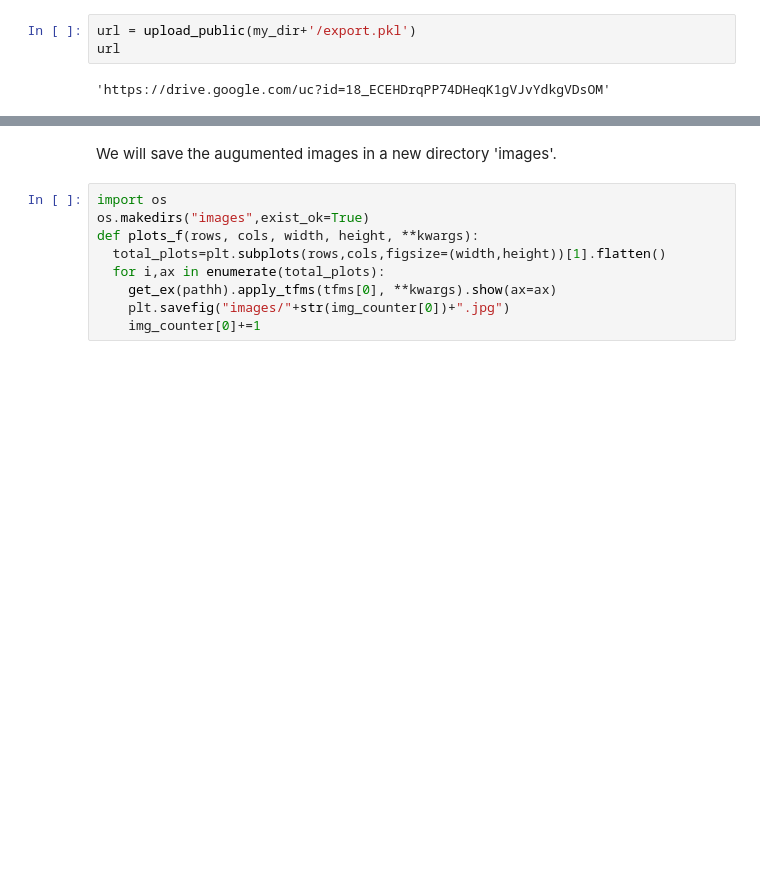
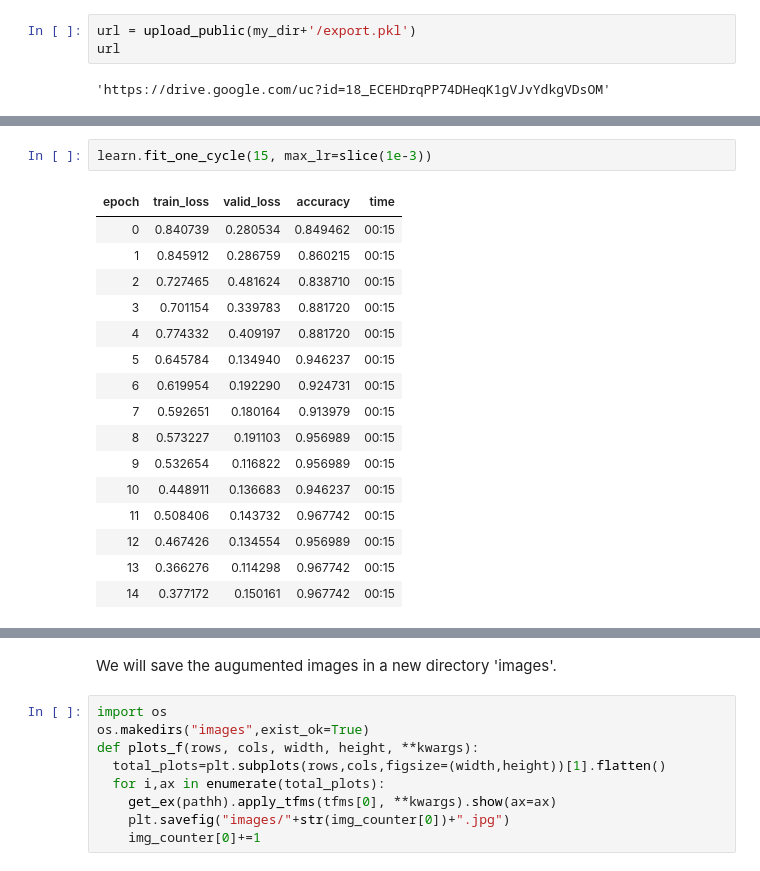
Before and after one commit to v03012000/Geeksman_AISquad_Project1_VIDUSHI-TICKOO, a Jupyter notebook: Training.ipynb, the cells around one changed output, grey strips where cells are left out. Cells and saved outputs as stored; diff of their text form; blank space fills up the shorter version.

```diff
--- a/Training.ipynb
+++ b/Training.ipynb
@@ -157,0 +158,19 @@ learn.fit_one_cycle(8)
+# %%
+learn.fit_one_cycle(15, max_lr=slice(1e-3))
+# %% [output]
+| epoch | train_loss | valid_loss | accuracy | time |
+| 0 | 0.840739 | 0.280534 | 0.849462 | 00:15 |
+| 1 | 0.845912 | 0.286759 | 0.860215 | 00:15 |
+| 2 | 0.727465 | 0.481624 | 0.838710 | 00:15 |
+| 3 | 0.701154 | 0.339783 | 0.881720 | 00:15 |
+| 4 | 0.774332 | 0.409197 | 0.881720 | 00:15 |
+| 5 | 0.645784 | 0.134940 | 0.946237 | 00:15 |
+| 6 | 0.619954 | 0.192290 | 0.924731 | 00:15 |
+| 7 | 0.592651 | 0.180164 | 0.913979 | 00:15 |
+| 8 | 0.573227 | 0.191103 | 0.956989 | 00:15 |
+| 9 | 0.532654 | 0.116822 | 0.956989 | 00:15 |
+| 10 | 0.448911 | 0.136683 | 0.946237 | 00:15 |
+| 11 | 0.508406 | 0.143732 | 0.967742 | 00:15 |
+| 12 | 0.467426 | 0.134554 | 0.956989 | 00:15 |
+| 13 | 0.366276 | 0.114298 | 0.967742 | 00:15 |
+| 14 | 0.377172 | 0.150161 | 0.967742 | 00:15 |
```
Also changed, not shown: parts of 11 cells of this notebook.
